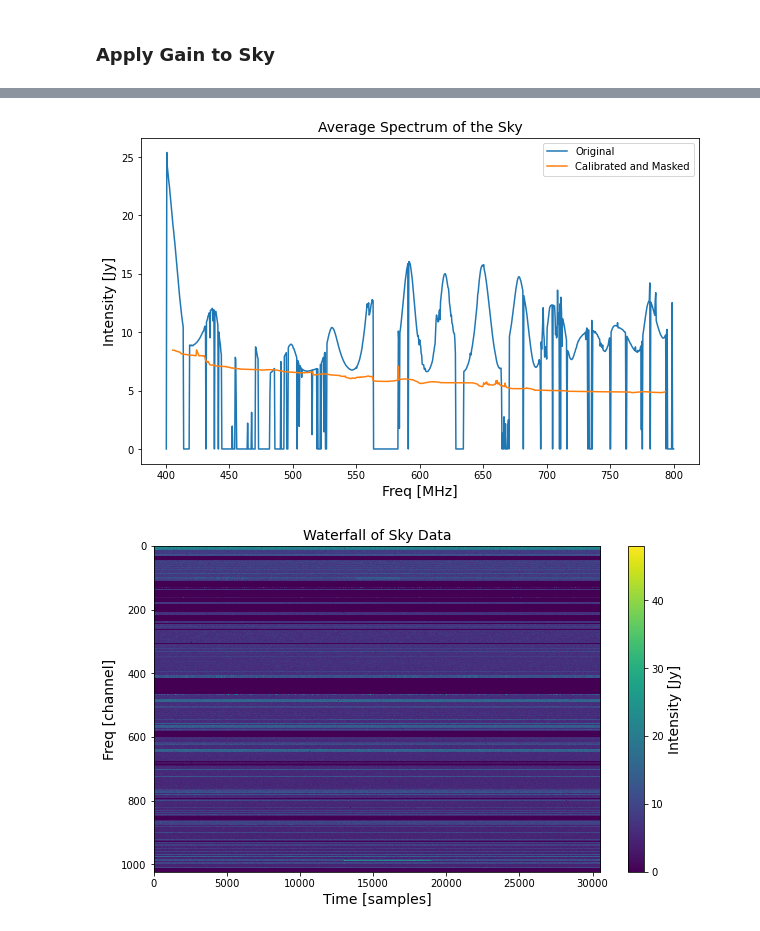
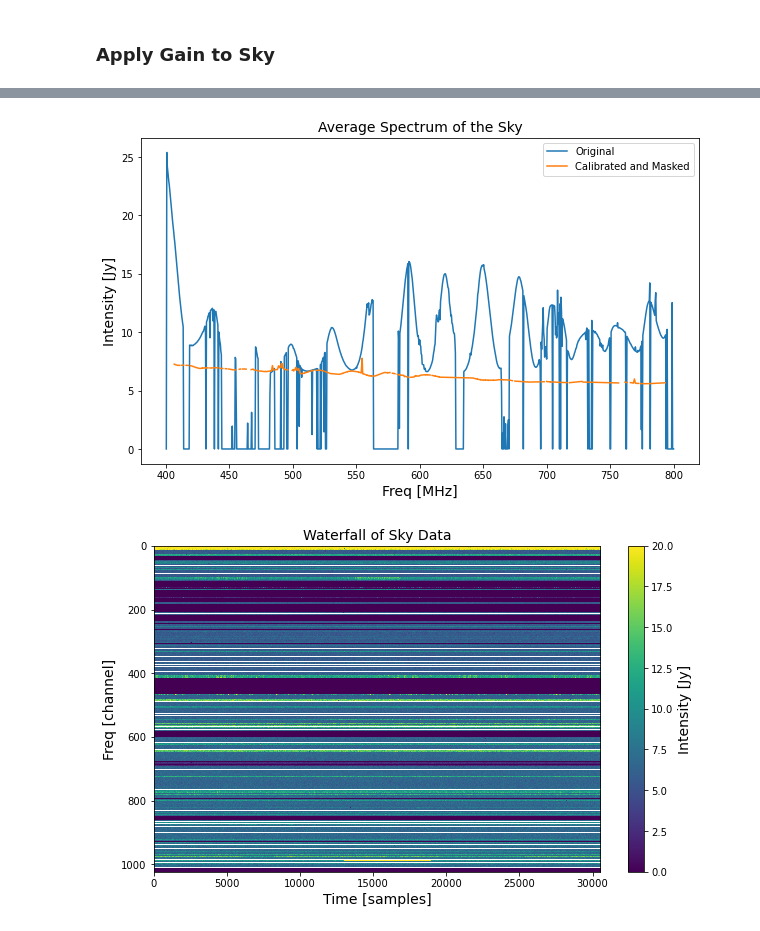
Before and after one commit to astronamanj/641_Observational_Techniques, a Jupyter notebook: chime_pulsar_search/calibration.ipynb, the cells around one changed output, grey strips where cells are left out. Saved outputs shown, nothing was run; the diff lists cells and outputs as text; code cells hidden in the pictures.

```diff
--- a/chime_pulsar_search/calibration.ipynb
+++ b/chime_pulsar_search/calibration.ipynb
@@ -4,7 +4,7 @@ from functions import *
 ## Source Spectrum
 # %%
 # Calculate the flux density of source
-freqs = np.linspace(400, 800, 1024)
+freqs = np.linspace(800, 400, 1024)
 fluxes = flux_density(freqs)
 
 fig = plt.figure(figsize=(10, 6))
@@ -163,19 +164,19 @@ scale = T_sys / np.sqrt(df * dt)
 
 # G = observed_spectrum * scale / true_spectrum / noise
 true_spectrum = np.where(~freq_mask, fluxes, np.nan)                            # Jy
-obs_spectrum = np.where(~freq_mask, cal_masked.chan_stats.mean, np.nan)         # ADC
-rms_noise = np.sqrt(np.nanmean(np.square(cal_32_array[~freq_mask, :][1,:])))    # ADC
-snr = obs_spectrum / rms_noise                                                  # unitless
-gain = np.where(
+obs_spectrum = np.where(~freq_mask, cal_32.chan_stats.mean, np.nan)             # ADC
+# rms_noise = np.sqrt(np.nanmean(np.square(cal_32_array[~freq_mask, :][1,:])))  # ADC
+# snr = obs_spectrum / rms_noise                                                # unitless
+transfer_function = np.where(
     ~freq_mask,
-    obs_spectrum / true_spectrum,                                                # ADC/Jy
+    obs_spectrum / true_spectrum,                                               # ADC/Jy
     np.nan
 )
 
 fig = plt.figure(figsize=(10, 6))
-plt.plot(cal.header.chan_freqs, gain)
-plt.ylabel('Gain [ADC/Jy]', fontsize=14)
-plt.xlabel('Freq [MHz]', fontsize=14)
-plt.title('Response Function of the Telescope', fontsize=14)
+plt.plot(cal_32.header.chan_freqs, transfer_function)
+plt.ylabel('Transfer Function [ADC/Jy]', fontsize=18)
+plt.xlabel('Freq [MHz]', fontsize=18)
+# plt.title('Response Function of the Telescope', fontsize=14)
 plt.show()
 # %% [output]
@@ -226,40 +227,41 @@ sky_masked = FilReader("./data/blank_sky_masked.fil")
 sky_masked.compute_stats()
 
 sky_freq_mask = sky_masked.chan_stats.mean == 0
-combined_mask = sky_freq_mask | freq_mask
+# sky_freq_mask = freq_mask
 
 # Apply the calibration transfer function
 sky_array_calibrated = np.copy(sky_array)
-sky_array_calibrated[~combined_mask, :] /= gain[~combined_mask][:, np.newaxis]
+sky_array_calibrated[~sky_freq_mask, :] /= transfer_function[~sky_freq_mask][:, np.newaxis]
 
 # Plot the average spectrum
 fig = plt.figure(figsize=(10, 6))
 plt.plot(sky.header.chan_freqs[::-1], np.mean(sky_array, axis=1))
-plt.plot(sky.header.chan_freqs[~combined_mask][::-1], np.mean(sky_array_calibrated[~combined_mask, :], axis=1))
+plt.plot(sky.header.chan_freqs[~sky_freq_mask], np.mean(sky_array_calibrated[~sky_freq_mask, :], axis=1))
 plt.ylabel('Intensity [Jy]', fontsize=14)
 plt.xlabel('Freq [MHz]', fontsize=14)
 plt.title('Average Spectrum of the Sky', fontsize=14)
 plt.legend(['Original', 'Calibrated and Masked'])
 plt.show()
 
 # Create a waterfall plot
 fig = plt.figure(figsize=(10, 6))
-plt.imshow(sky_array_calibrated.data, aspect='auto', interpolation='nearest')
-cbar = plt.colorbar()
+im = plt.imshow(sky_array_calibrated, aspect='auto', interpolation='nearest')
+cbar = plt.colorbar(im)
+im.set_clim(0, 20)
 cbar.set_label('Intensity [Jy]', fontsize=14)
 plt.xlabel('Time [samples]', fontsize=14)
 plt.ylabel('Freq [channel]', fontsize=14)
 plt.title('Waterfall of Sky Data', fontsize=14)
 plt.show()
 # %% [output]
 [interactive output not drawn]
 [interactive output not drawn]
 [interactive output not drawn]
 [interactive output not drawn]
 [interactive output not drawn]
 [interactive output not drawn]
 [interactive output not drawn]
 [interactive output not drawn]
 [interactive output not drawn]
-[figure, old version]
+[figure, new version]
-[figure, old version]
+[figure, new version]
```
Also changed, not shown: parts of 9 cells of this notebook.
